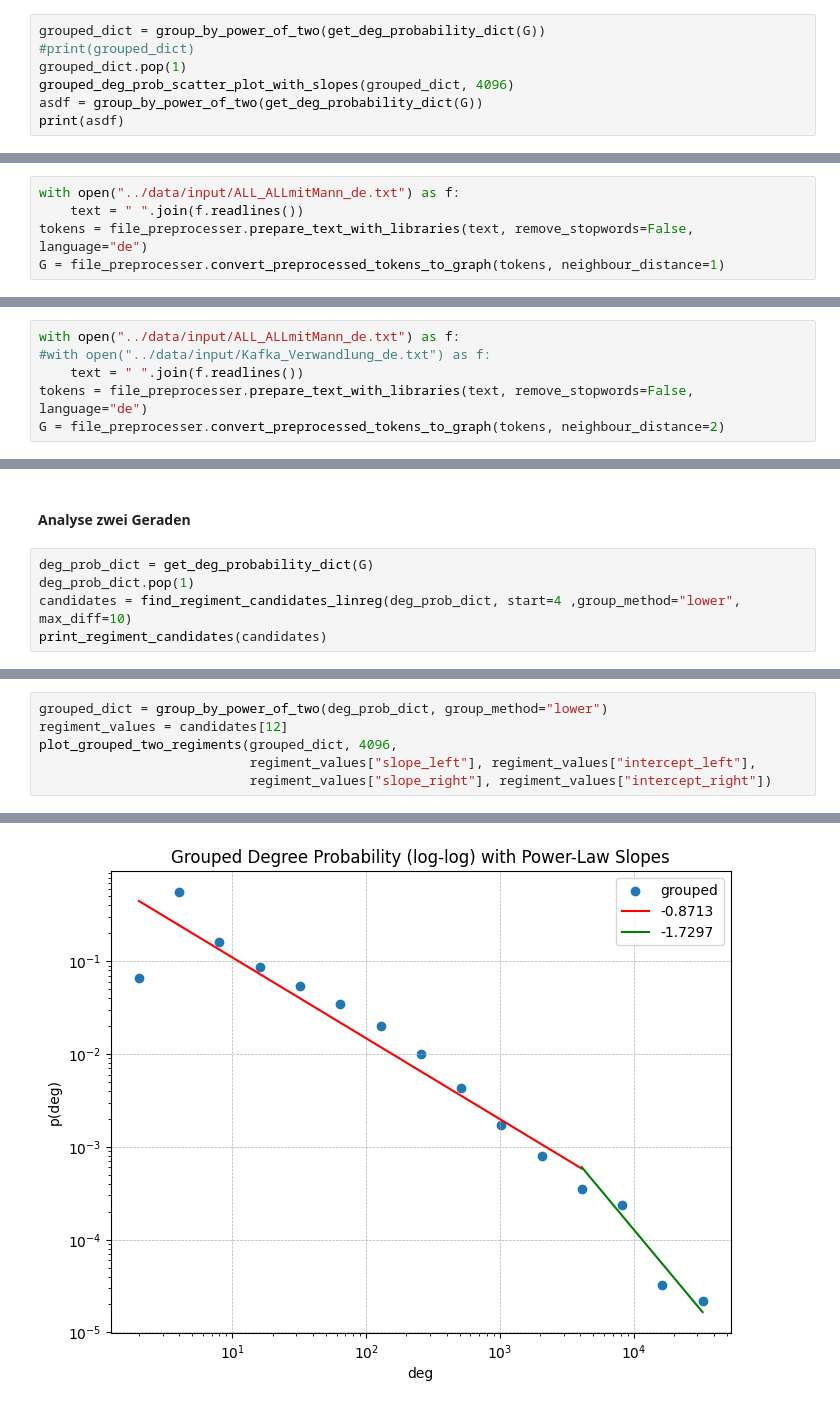
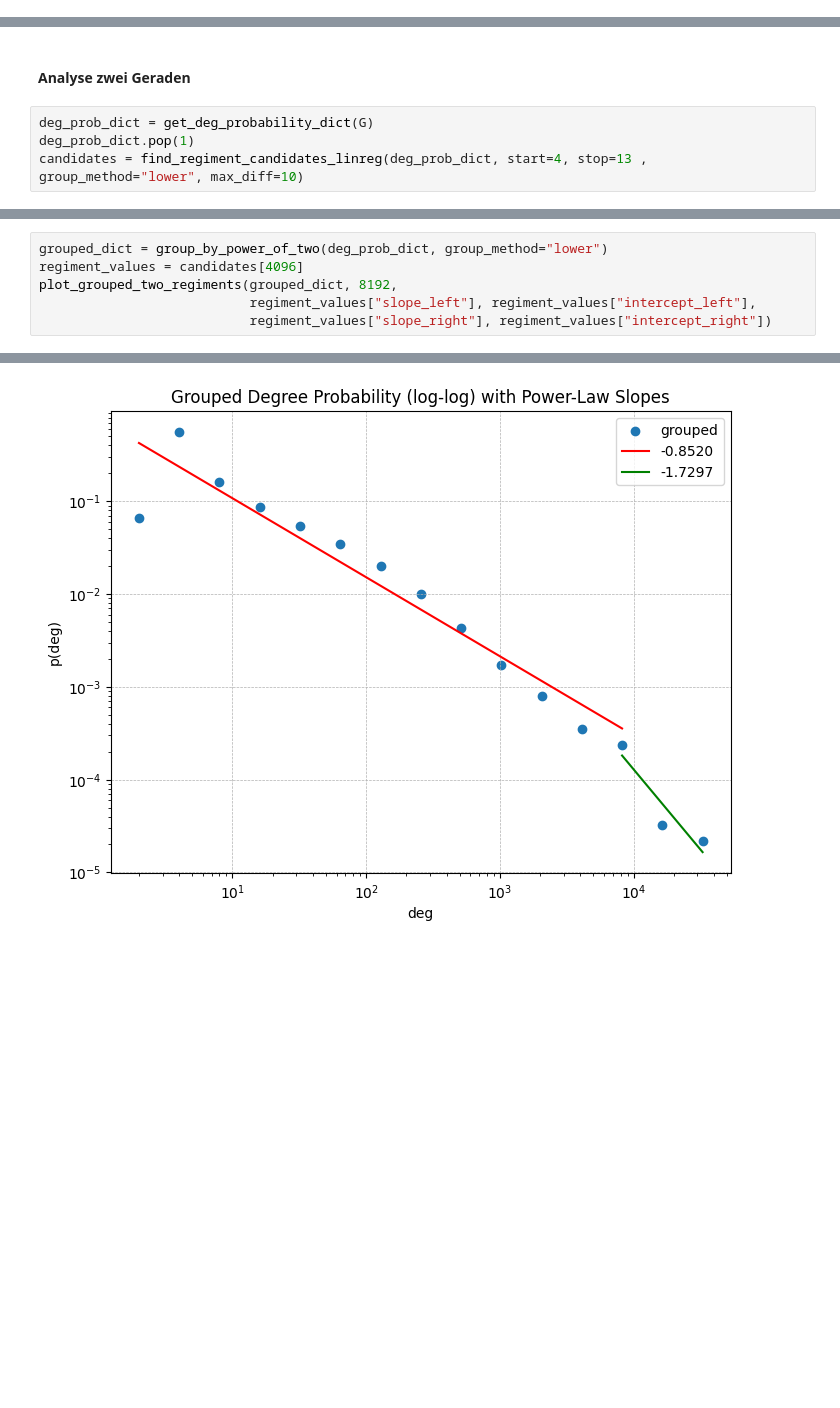
Before and after one commit to Amerek200/63055KomplexeNetze, a Jupyter notebook: data_analysis/regiment_plot.ipynb, the cells around one changed output, grey strips where cells are left out. Drawn from its saved outputs; the diff is of its cells as text; blank space fills up the shorter version.

```diff
--- a/data_analysis/regiment_plot.ipynb
+++ b/data_analysis/regiment_plot.ipynb
@@ -318,7 +14,0 @@ Trennung bei Bucket Nr.: 13 mit Wert 8192 -> links: -0.9407 / rechts: -0.5850
-# %%
-grouped_dict = group_by_power_of_two(get_deg_probability_dict(G))
-#print(grouped_dict)
-grouped_dict.pop(1)
-grouped_deg_prob_scatter_plot_with_slopes(grouped_dict, 4096)
-asdf = group_by_power_of_two(get_deg_probability_dict(G))
-print(asdf)
@@ -489,5 +262,0 @@ True
-# %%
-with open("../data/input/ALL_ALLmitMann_de.txt") as f:
-    text = " ".join(f.readlines())
-tokens = file_preprocesser.prepare_text_with_libraries(text, remove_stopwords=False, language="de")
-G = file_preprocesser.convert_preprocessed_tokens_to_graph(tokens, neighbour_distance=1)
@@ -953,9 +263,3 @@ def plot_log_binned_degree_histogram(hist):
-# %%
-with open("../data/input/ALL_ALLmitMann_de.txt") as f:
-#with open("../data/input/Kafka_Verwandlung_de.txt") as f:
-    text = " ".join(f.readlines())
-tokens = file_preprocesser.prepare_text_with_libraries(text, remove_stopwords=False, language="de")
-G = file_preprocesser.convert_preprocessed_tokens_to_graph(tokens, neighbour_distance=2)
 # %% [markdown]
 #### Analyse eine Gerade
 # %%
@@ -980,7 +282,6 @@ plot_grouped_single_regiment(grouped_dict, lin_reg_results.slope, lin_reg_result
 # %%
 deg_prob_dict = get_deg_probability_dict(G)
 deg_prob_dict.pop(1)
-candidates = find_regiment_candidates_linreg(deg_prob_dict, start=4 ,group_method="lower", max_diff=10)
-print_regiment_candidates(candidates)
+candidates = find_regiment_candidates_linreg(deg_prob_dict, start=4, stop=13 , group_method="lower", max_diff=10)
 # %% [output]
 Anzahl der Knotengrade: 1028, max degree: 53890, Anzahl Buckets: 15
@@ -997,12 +300,12 @@ Cut bei Bucket 13 mit Trennwert 8192 -> Links slope / intercept: -0.941 / 0.0 |
 # %%
 grouped_dict = group_by_power_of_two(deg_prob_dict, group_method="lower")
-regiment_values = candidates[12]
-plot_grouped_two_regiments(grouped_dict, 4096,
+regiment_values = candidates[4096]
+plot_grouped_two_regiments(grouped_dict, 8192,
                            regiment_values["slope_left"], regiment_values["intercept_left"],
                            regiment_values["slope_right"], regiment_values["intercept_right"])
 # %% [output]
 Anzahl der Knotengrade: 1028, max degree: 53890, Anzahl Buckets: 15
-[figure, old version]
+[figure, new version]
 # %%
 deg_prob_dict = get_deg_probability_dict(G)
 deg_prob_dict.pop(1)
```
Also changed, not shown: parts of 51 cells of this notebook.
